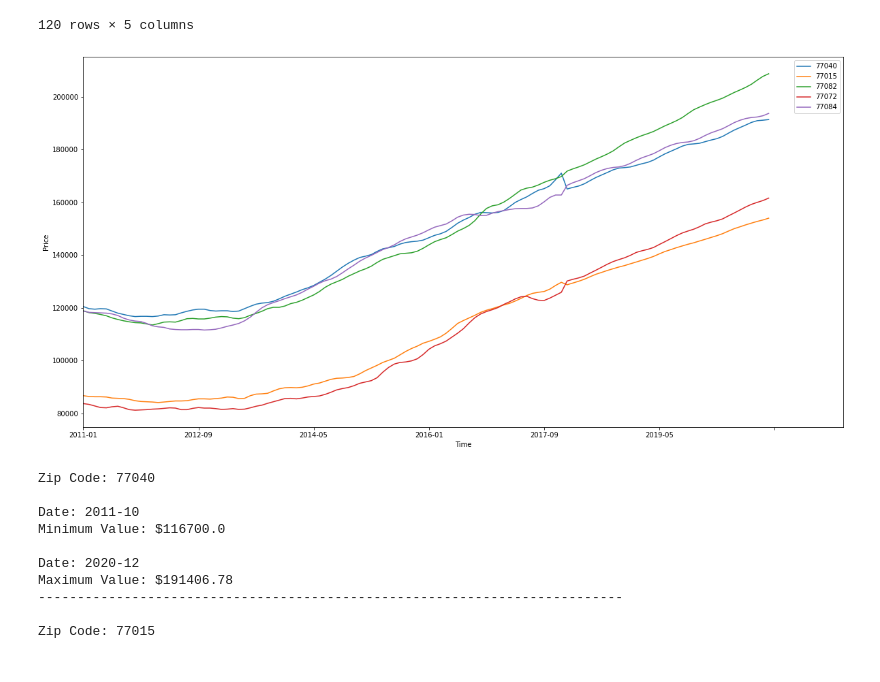
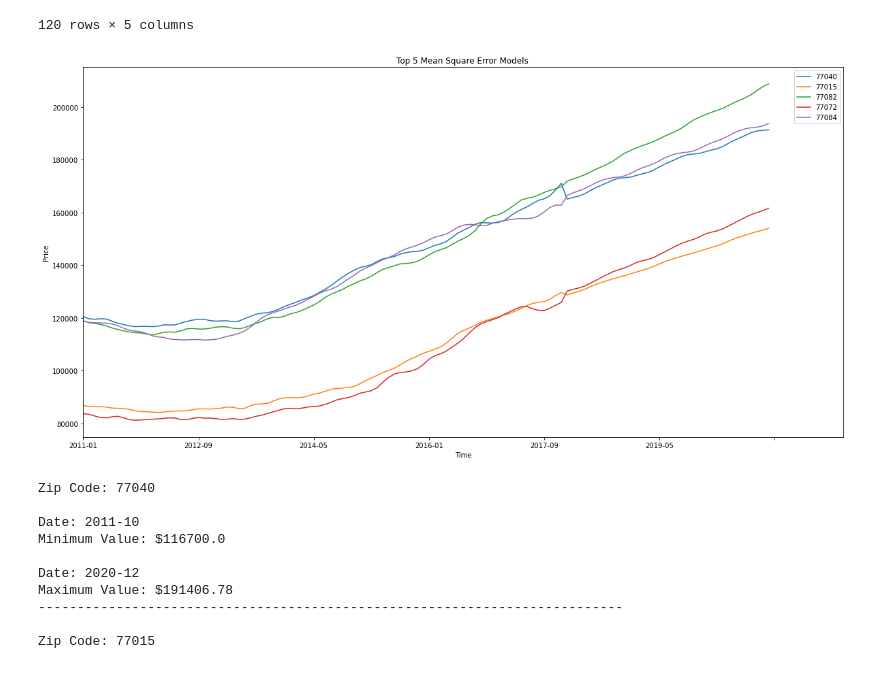
Before and after one commit to Blue723/Housing_Time_Series, a Jupyter notebook: Time_Series_notebook.ipynb, the cells around one changed output. Saved outputs shown, nothing was run; the diff lists cells and outputs as text; code cells hidden in the pictures.

```diff
--- a/Time_Series_notebook.ipynb
+++ b/Time_Series_notebook.ipynb
@@ -605,11 +605,12 @@ top_5_models
 # %%
 top_5_models.plot(figsize=(20,10),
                   use_index=True,
                   xlim=(0,132),
+                  title= 'Top 5 Mean Square Error Models ',
                   xlabel='Time',
                   ylabel='Price');
 # %% [output]
-[figure, old version]
+[figure, new version]
 # %%
 for c in top_5_models.columns:
     print('')
```
Also changed, not shown: parts of 4 cells of this notebook, 8 other files.
